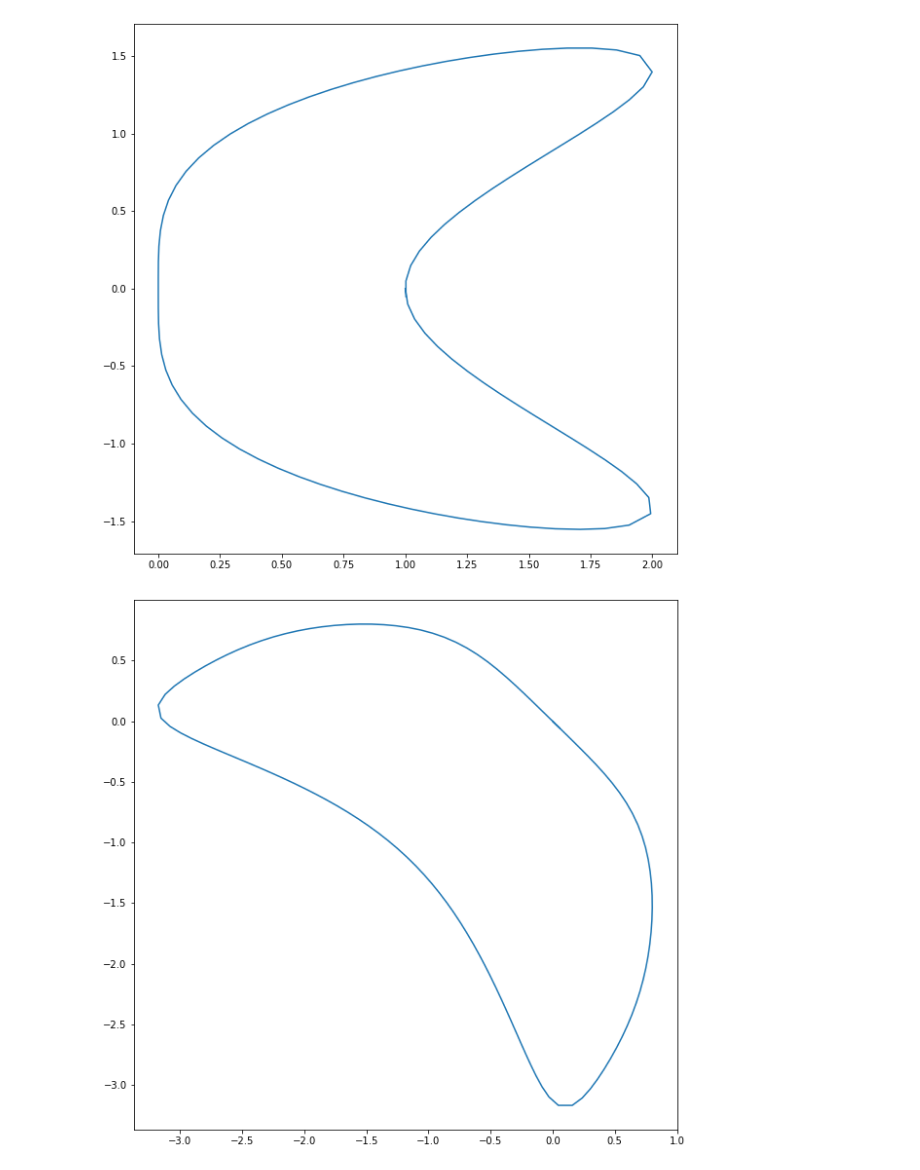
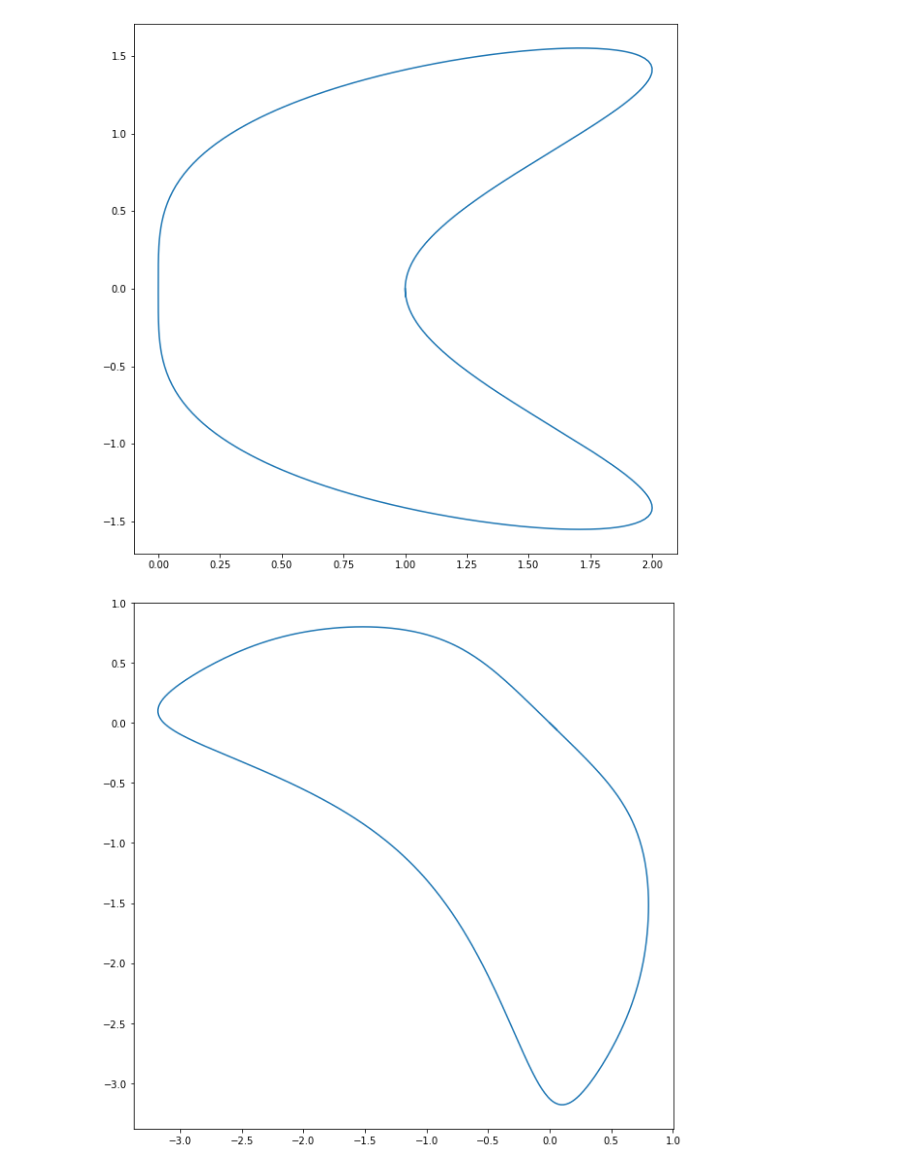
Before and after one commit to 20castro/Projet-calcul-diff, a Jupyter notebook: Projet.ipynb, the cells around one changed output. Cells and saved outputs as stored; diff of their text form; code cells hidden in the pictures.

```diff
--- a/Projet.ipynb
+++ b/Projet.ipynb
@@ -420,7 +420,7 @@ Réciproquement, si c'est la cas, on est ramené à la résolution d'un système
 def positivement_lies(v1, v2):
     e = 10**(-8) # pour prendre en compte les erreurs d'arrondi liés aux doubles
     d = v1[0]*v2[1] - v1[1]*v2[0]
-    return np.abs(d) < e and (v1[0]*v2[0] + v1[1]*v2[1] > 0)
+    return np.abs(d) < e and (v1.dot(v2) > 0)
 
 def cns(P1, P2, u1, u2):
     v = 2*(P2 - P1)
@@ -449,13 +449,26 @@ On résout le système de 2 équations à 2 inconnues $2(\mathbf P_2 - \mathbf P
 def gamma(t, P1, P2, u1, u2):
     alpha, beta = cns(P1, P2, u1, u2)
     if alpha*beta >= 0 and alpha + beta > 0: # si les deux sont positifs et l'un non nul
-        a, d = P1
-        b, e = alpha*u2
-        c, f = P2 - P1 - alpha*u1
-        return np.array([a + b*t + c*t*t, d + e*t + f*t*t])
+        v0 = P1
+        v1 = alpha*u1
+        v2 = P2 - P1 - alpha*u1
+        v0.resize((2, 1))
+        v1.resize((2, 1))
+        v2.resize((2, 1))
+        I = t.reshape((1, t.size))
+        return v0 + v1*t + v2*t*t
     P1.resize((2, 1)) # si le système n'admet pas de solution
     P2.resize((2, 1))
-    # il faut t de la forme (1, len(t))
-    # on resize t directement dans level_curve_interpole (car il n'est nécessaire que pour gamma)
-    # pour éviter le problème de resize un np.ndarray qui partage une référence
-    return P1 + (P2 - P1).dot(t)
+    I = t.reshape((1, t.size))
+    return P1 + (P2 - P1).dot(I)
+# %%
+# Test
+
+u1 = np.array([0., 1.])
+u2 = np.array([1., 0.])
+P1 = np.array([0., 0.])
+P2 = np.array([1., 1.])
+t = np.linspace(0., 1., 200)
+
+T = gamma(t, P1, P2, u1, u2)
+plt.plot(T[0], T[1]);
@@ -467,7 +482,7 @@ en $P_1$ et $P_2$ pour $u_1$ et $u_2$. On note $N = oversampling$. On répartit
 $\gamma (t_n)$.
 # %%
 def level_curve_interpole(f, x0, y0, delta = 0.1, N = 1000, eps = eps, oversampling = 1) :
-    t = np.arange(0, oversampling + 1)/oversampling
+    t = np.arange(0, oversampling)/oversampling
     t.resize((1, oversampling + 1))
     xp, yp = x0, y0
     res = np.empty((2, (N - 1)*(oversampling - 1) + N))
@@ -478,7 +493,7 @@ def level_curve_interpole(f, x0, y0, delta = 0.1, N = 1000, eps = eps, oversampl
 
         def F(x, y):
             return np.array([f(x, y) - c, p(f, xp, yp, x, y) - delta])
-        cp = Newton(F, xp, yp, eps=eps)
+        cp = Newton(F, xp, yp)
 
         P1 = res[:, (i - 1)*oversampling].copy()
         P2 = np.array(cp)
@@ -492,7 +507,7 @@ def level_curve_interpole(f, x0, y0, delta = 0.1, N = 1000, eps = eps, oversampl
         G = gamma(t, P1, P2, u1, u2)
 
         for j in range(1, oversampling):
-            res[:(i - 1)*oversampling + j] = G[j]
+            res[:, (i - 1)*oversampling + j] = G[:, j]
 
         res[:, i*oversampling] = cp
         xp, yp = cp
@@ -524,9 +539,9 @@ plt.plot(T[0, :], T[1, :]);
 # %%
 ## On regarde pour la courbe de niveau f3(0., 0.) de la fonction f3
 
 c = f3(0., 0.)
-T = level_curve_interpole(f3, 0., 0.)
+T = level_curve_interpole(f3, 0., 0., oversampling = 5)
 
 plt.plot(T[0, :], T[1, :]);
 # %% [output]
-[figure, old version]
+[figure, new version]
```
Also changed, not shown: parts of 5 cells of this notebook.
